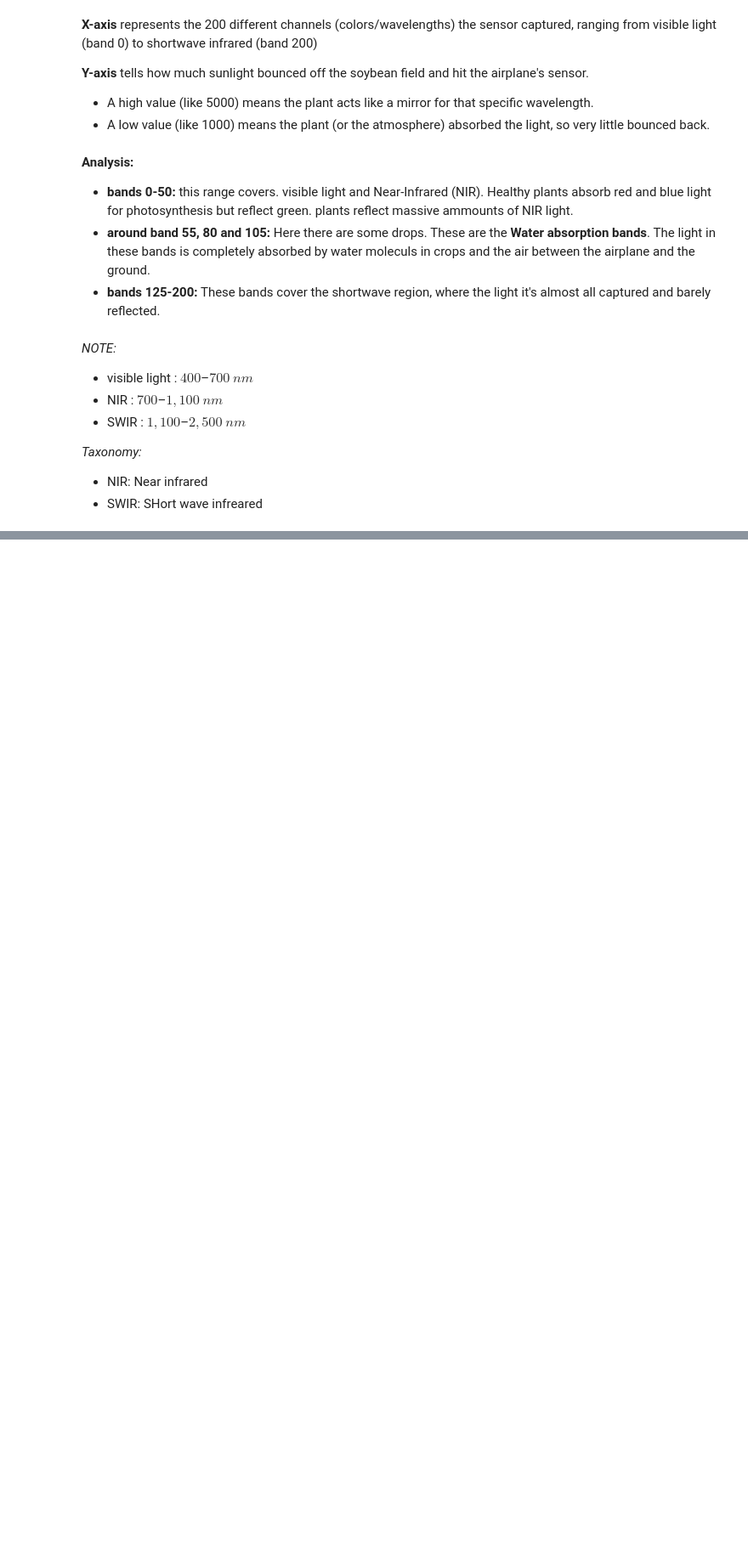
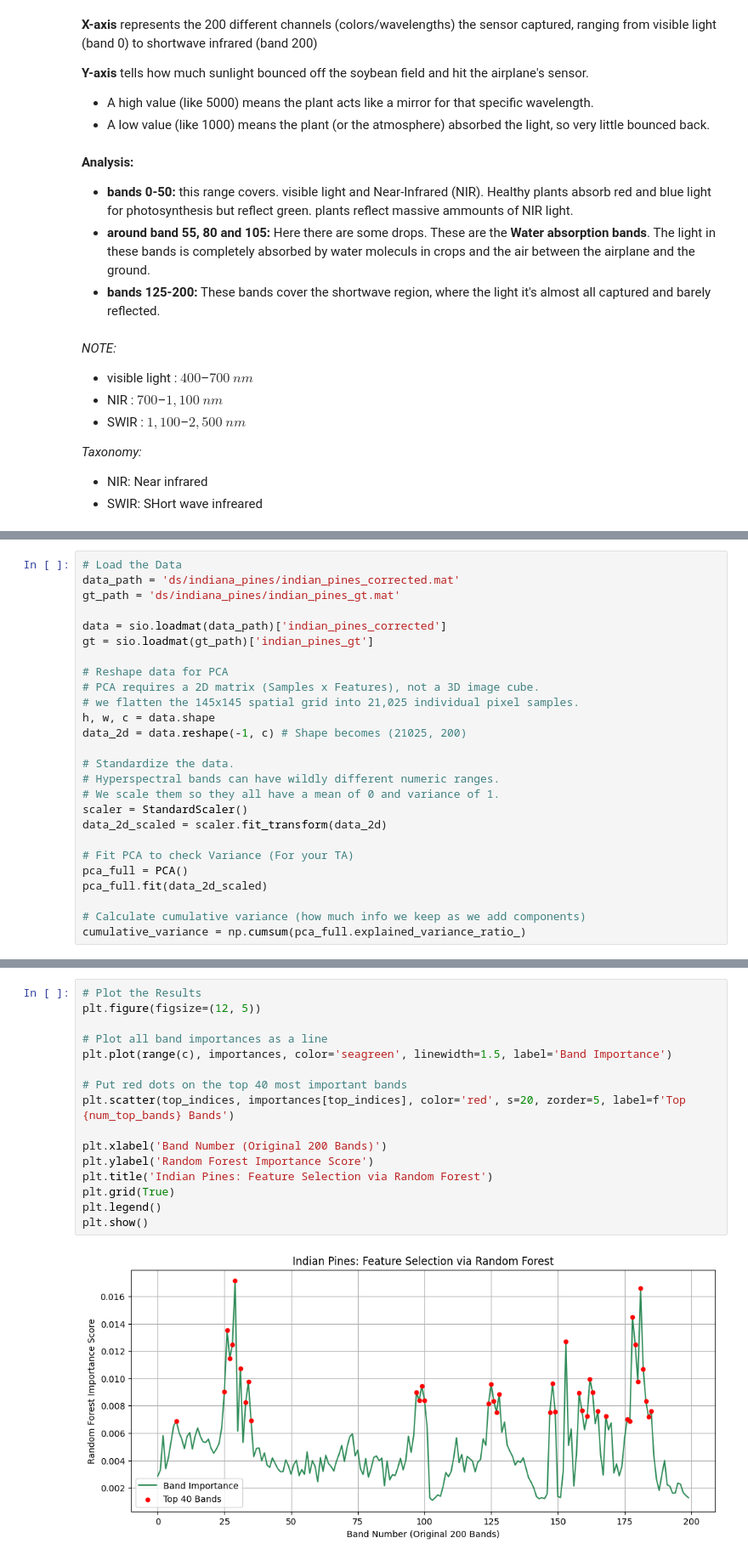
Before and after one commit to michelecarloni/CS_Thesis, a Jupyter notebook: notebooks/download_ds_indiana_pines.ipynb, the cells around one changed output, grey strips where cells are left out. Shown at 85% size. Cells and saved outputs as stored; diff of their text form; blank space fills up the shorter version.

```diff
--- a/main.ipynb
+++ b/notebooks/download_ds_indiana_pines.ipynb
@@ -139,0 +150,26 @@ plt.show()
+# %%
+# Load the Data
+data_path = 'ds/indiana_pines/indian_pines_corrected.mat'
+gt_path = 'ds/indiana_pines/indian_pines_gt.mat'
+
+data = sio.loadmat(data_path)['indian_pines_corrected']
+gt = sio.loadmat(gt_path)['indian_pines_gt']
+
+# Reshape data for PCA
+# PCA requires a 2D matrix (Samples x Features), not a 3D image cube.
+# we flatten the 145x145 spatial grid into 21,025 individual pixel samples.
+h, w, c = data.shape
+data_2d = data.reshape(-1, c) # Shape becomes (21025, 200)
+
+# Standardize the data.
+# Hyperspectral bands can have wildly different numeric ranges.
+# We scale them so they all have a mean of 0 and variance of 1.
+scaler = StandardScaler()
+data_2d_scaled = scaler.fit_transform(data_2d)
+
+# Fit PCA to check Variance (For your TA)
+pca_full = PCA()
+pca_full.fit(data_2d_scaled)
+
+# Calculate cumulative variance (how much info we keep as we add components)
+cumulative_variance = np.cumsum(pca_full.explained_variance_ratio_)
@@ -139,0 +266,18 @@ plt.show()
+# %%
+# Plot the Results
+plt.figure(figsize=(12, 5))
+
+# Plot all band importances as a line
+plt.plot(range(c), importances, color='seagreen', linewidth=1.5, label='Band Importance')
+
+# Put red dots on the top 40 most important bands
+plt.scatter(top_indices, importances[top_indices], color='red', s=20, zorder=5, label=f'Top {num_top_bands} Bands')
+
+plt.xlabel('Band Number (Original 200 Bands)')
+plt.ylabel('Random Forest Importance Score')
+plt.title('Indian Pines: Feature Selection via Random Forest')
+plt.grid(True)
+plt.legend()
+plt.show()
+# %% [output]
+[figure, added]
```
Also changed, not shown: parts of 12 cells of this notebook, 3 other files.
